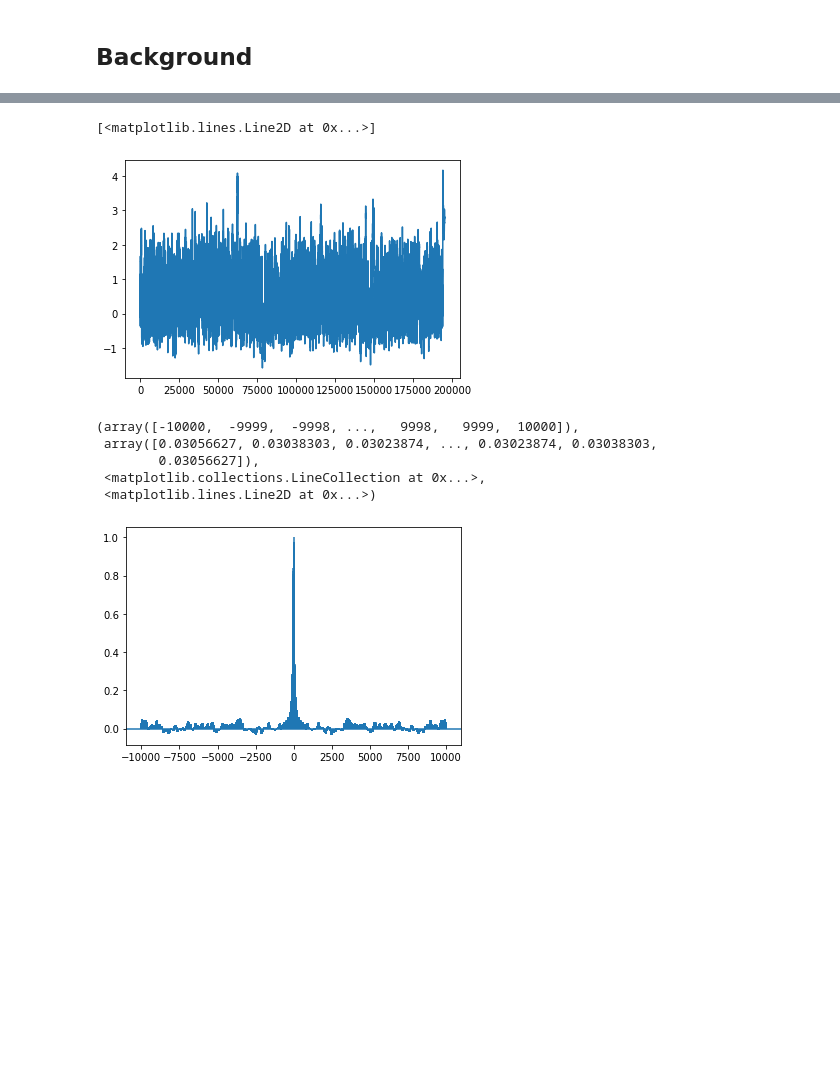
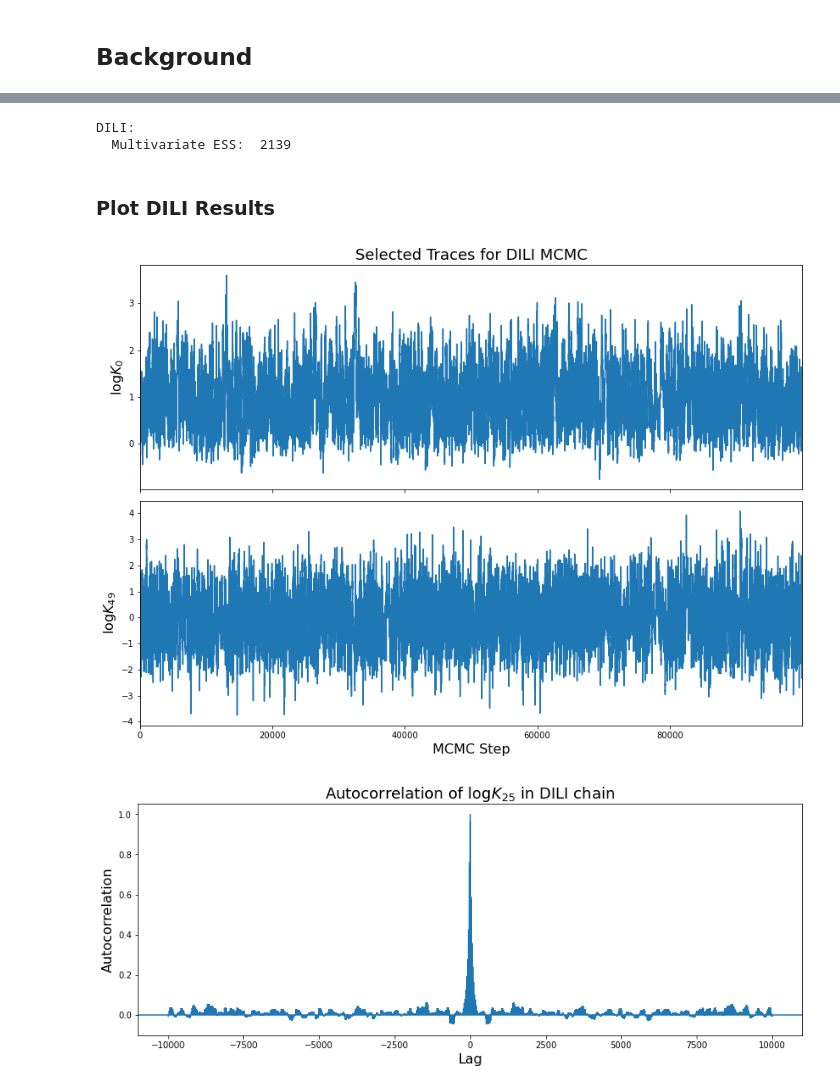
Before and after one commit to NexGenAnalytics/MIT-MUQ, a Jupyter notebook: examples/SamplingAlgorithms/MCMC/EllipticInference/python/EllipticInference.ipynb, the cells around one changed output, grey strips where cells are left out. Saved outputs shown, nothing was run; the diff lists cells and outputs as text; code cells hidden in the pictures; blank space fills up the shorter version.

```diff
--- a/examples/SamplingAlgorithms/MCMC/EllipticInference/python/EllipticInference.ipynb
+++ b/examples/SamplingAlgorithms/MCMC/EllipticInference/python/EllipticInference.ipynb
@@ -134,0 +97,13 @@ def SampleDILI(posterior, startPt, numSamps):
+# %%
+# Define the mesh
+numCells = 50
+mesh = Discretization(numCells)
+
+# Generate synthetic "truth" data
+obsThin = 4
+obsVar = 0.01*0.01
+data = GenerateData(mesh, obsThin, obsVar)
+
+graph = ConstructGraph(mesh, data, obsThin, obsVar)
+posterior = graph.CreateModPiece('Posterior')
+model = graph.CreateModPiece('Forward Model')
@@ -203,0 +129,5 @@ Optimization terminated successfully.
+# %%
+# Use a random draw from the prior as a starting point for MCMC
+startPt = CreatePrior(mesh).GetMean()
+
+mapPt = ComputeMAP(posterior, startPt)
@@ -226,4 +170,0 @@ plt.show()
-# %%
-numSamps = 200000
-diliSamps = SampleDILI(posterior, mapPt, numSamps)
-print("DILI Min ESS: ", diliSamps.ESS().min() )
@@ -247,0 +214,3 @@ DILI Min ESS:  178.1414254755762
+# %%
+numSamps = 100000
+diliSamps = SampleDILI(posterior, mapPt, numSamps)
@@ -248,16 +235,35 @@ DILI Min ESS:  178.1414254755762
+# %%
+diliEss = diliSamps.ESS(method='MultiBatch')
+print('DILI:\n  Multivariate ESS: {:5d}'.format(int(diliEss[0])))
+# %% [output]
+DILI:
+  Multivariate ESS:  2139
+# %% [markdown]
+### Plot DILI Results
 # %%
 samps = diliSamps.AsMatrix()
-plt.plot(samps[0,:])
+
+fig, axs = plt.subplots(nrows=2,sharex=True,figsize=(14,10))
+axs[0].plot(samps[0,:])
+axs[0].set_ylabel('$\log K_0\f$',fontsize=16)
+axs[0].set_title('Selected Traces for DILI MCMC',fontsize=18)
+
+axs[1].plot(samps[-1,:])
+axs[1].set_ylabel('$\log K_{{ {} }}$'.format(samps.shape[0]-1),fontsize=16)
+axs[1].set_xlabel('MCMC Step', fontsize=16)
+axs[1].set_xlim([0,samps.shape[1]-1])
+
+plt.subplots_adjust(hspace=0.05)
 # %% [output]
-[<matplotlib.lines.Line2D at 0x...>]
-[figure, old version]
+[figure, new version]
 # %%
-plotInd = 50
+plt.figure(figsize=(14,5))
+
+plotInd = int(0.5*samps.shape[0])
 plt.acorr(samps[plotInd,:]-np.mean(samps[plotInd:]),maxlags=10000)
+plt.xlabel('Lag', fontsize=16)
+plt.ylabel('Autocorrelation', fontsize=16)
+plt.title('Autocorrelation of $\log K_{{ {} }}$ in DILI chain'.format(plotInd),fontsize=18)
+plt.show()
 # %% [output]
-(array([-10000,  -9999,  -9998, ...,   9998,   9999,  10000]),
- array([0.03056627, 0.03038303, 0.03023874, ..., 0.03023874, 0.03038303,
-        0.03056627]),
- <matplotlib.collections.LineCollection at 0x...>,
- <matplotlib.lines.Line2D at 0x...>)
-[figure, old version]
+[figure, new version]
```
Also changed, not shown: parts of 21 cells of this notebook, 1 other file.
